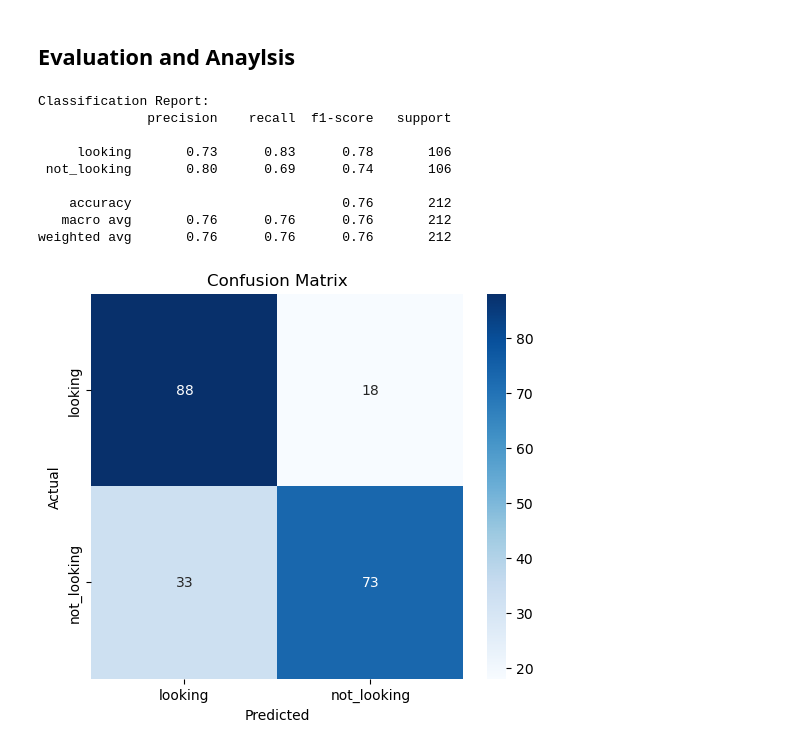
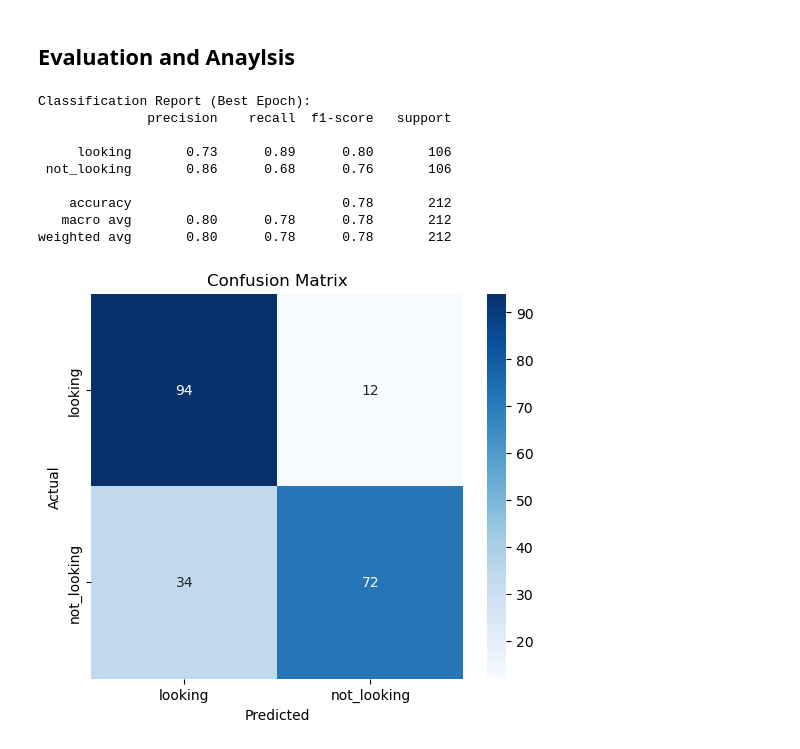
Before and after one commit to fahrel-fh2206836/helmet-pose-detector, a Jupyter notebook: Deeper-CNN.ipynb, the cells around one changed output. Drawn from its saved outputs; the diff is of its cells as text; code cells hidden in the pictures.

```diff
--- a/Deeper-CNN.ipynb
+++ b/Deeper-CNN.ipynb
@@ -313,7 +303,7 @@ val_dataset = TransformedSubset(val_dataset, val_transform)
 from itertools import product
 import time
 
-def train_model(model, train_loader, criterion, optimizer, scheduler, epochs=5):
+def train_model(model, train_loader, criterion, optimizer, epochs=5):
     model.train()
     for epoch in range(epochs):
         running_loss = 0.0
@@ -325,7 +315,6 @@ def train_model(model, train_loader, criterion, optimizer, scheduler, epochs=5):
             loss.backward()
             optimizer.step()
             running_loss += loss.item()
-            # scheduler.step()
     return model
 
 def evaluate_model(model, val_loader, criterion):
@@ -456,8 +456,7 @@ val_loader = DataLoader(full_val_dataset, batch_size=best_config['batch_size'],
 # %%
 model = DeeperCNN().to(device)
 criterion = nn.CrossEntropyLoss()
-optimizer = torch.optim.Adam(model.parameters(), lr=best_config['lr'])
-# scheduler = optim.lr_scheduler.StepLR(optimizer, step_size=5, gamma=0.5)
+optimizer = torch.optim.Adam(model.parameters(), lr=best_config['lr'], weight_decay=best_config['weight_decay'])
 # %%
 # --- METRICS TRACKING ---
 train_losses = []
@@ -465,7 +464,14 @@ train_accuracies = []
 val_accuracies = []
 val_losses = []
 # %%
-def trainAndEval(epochs):
+def trainAndEval(epochs, patience):
+    best_val_acc = 0.0
+    patience_counter = 0
+    best_epoch = 0
+    best_model_state = None
+    best_preds = []
+    best_labels = []
+
     for epoch in range(epochs):
         model.train()
         running_loss = 0.0
@@ -474,7 +480,6 @@ def trainAndEval(epochs):
 
         for images, labels in train_loader:
             images, labels = images.to(device), labels.to(device)
-
             outputs = model(images)
             loss = criterion(outputs, labels)
 
@@ -483,16 +488,12 @@ def trainAndEval(epochs):
             optimizer.step()
 
             running_loss += loss.item() * images.size(0)
-
             _, predicted = torch.max(outputs, 1)
             correct += (predicted == labels).sum().item()
             total += labels.size(0)
 
         epoch_loss = running_loss / len(train_loader.dataset)
         epoch_acc = correct / total
-
-        # scheduler.step()
-
         train_losses.append(epoch_loss)
         train_accuracies.append(epoch_acc)
 
@@ -517,12 +518,28 @@ def trainAndEval(epochs):
                 val_loss += criterion(outputs, labels).item() * images.size(0)
 
         accuracy = 100 * correct / total
-        loss = val_loss/len(val_loader.dataset)
-
+        loss = val_loss / len(val_loader.dataset)
         val_losses.append(loss)
         val_accuracies.append(accuracy)
 
         print(f"Epoch {epoch+1}/{epochs} - Train Loss: {epoch_loss:.4f} - Train Acc: {epoch_acc:.4f} - Val Loss: {loss:.4f} - Val Acc: {accuracy:.4f}%")
 
-trainAndEval(10)
+        # --- Check for best epoch using validation accuracy ---
+        if accuracy > best_val_acc:
+            best_val_acc = accuracy
+            best_epoch = epoch + 1
+            patience_counter = 0
+            best_model_state = model.state_dict()
+            best_preds = all_preds
+            best_labels = all_labels
+        else:
+            patience_counter += 1
+            print(f"⚠️  No improvement. Patience: {patience_counter}/{patience}")
+            if patience_counter >= patience:
+                print("⏹️ Early stopping triggered.")
+                break
+
+    return best_model_state, best_epoch, best_val_acc, best_preds, best_labels
+
+best_model_state, best_epoch, best_val_acc, best_preds, best_labels = trainAndEval(epochs=20, patience=7)
 # %% [output]
@@ -539,29 +571,29 @@ Epoch 10/10 - Train Loss: 0.4684 - Train Acc: 0.7886 - Val Loss: 0.4761 - Val Ac
 # %% [markdown]
 ## Evaluation and Anaylsis
 # %%
-print("\nClassification Report:")
-print(classification_report(all_labels, all_preds, target_names=dataset.classes))
+print("\nClassification Report (Best Epoch):")
+print(classification_report(best_labels, best_preds, target_names=dataset.classes))
 # %% [output]
-Classification Report:
+Classification Report (Best Epoch):
               precision    recall  f1-score   support
 
-     looking       0.73      0.83      0.78       106
- not_looking       0.80      0.69      0.74       106
+     looking       0.73      0.89      0.80       106
+ not_looking       0.86      0.68      0.76       106
 
-    accuracy                           0.76       212
-   macro avg       0.76      0.76      0.76       212
-weighted avg       0.76      0.76      0.76       212
+    accuracy                           0.78       212
+   macro avg       0.80      0.78      0.78       212
+weighted avg       0.80      0.78      0.78       212
 # %%
 # --- CONFUSION MATRIX ---
-cm = confusion_matrix(all_labels, all_preds)
+cm = confusion_matrix(best_labels, best_preds)
 plt.figure(figsize=(6,5))
 sns.heatmap(cm, annot=True, fmt='d', cmap='Blues', xticklabels=dataset.classes, yticklabels=dataset.classes)
 plt.title("Confusion Matrix")
 plt.xlabel("Predicted")
 plt.ylabel("Actual")
 plt.show()
 # %% [output]
-[figure, old version]
+[figure, new version]
 # %%
 # --- PLOTS ---
 plt.figure(figsize=(12, 5))
```
Also changed, not shown: parts of 11 cells of this notebook, 3 other files.
